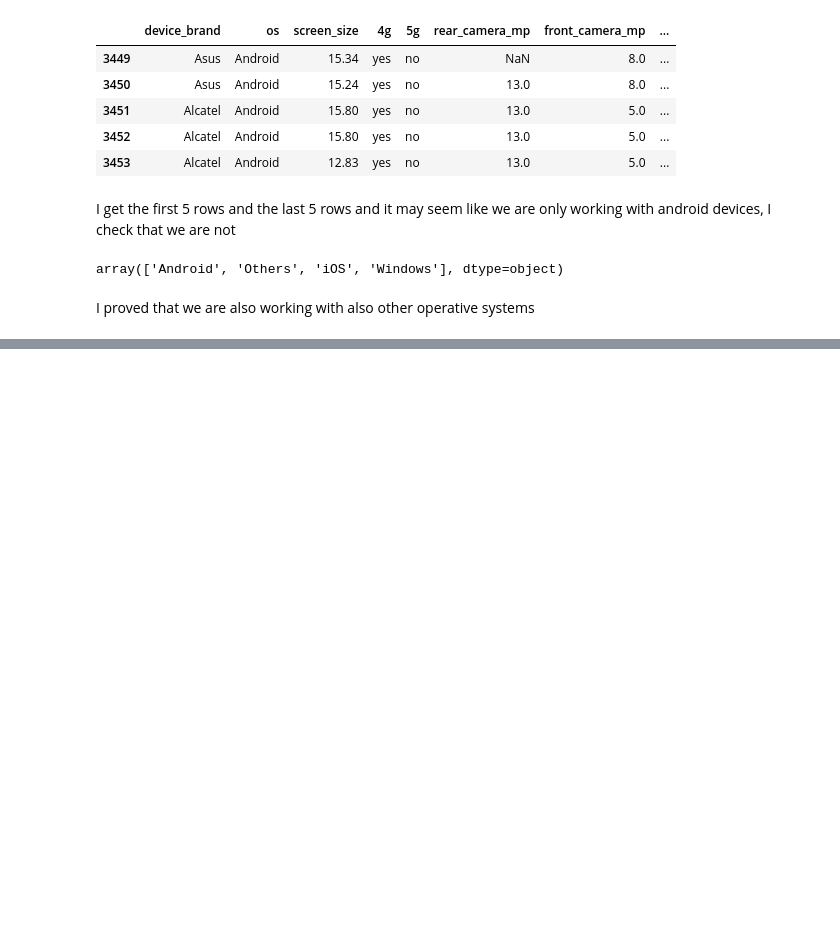
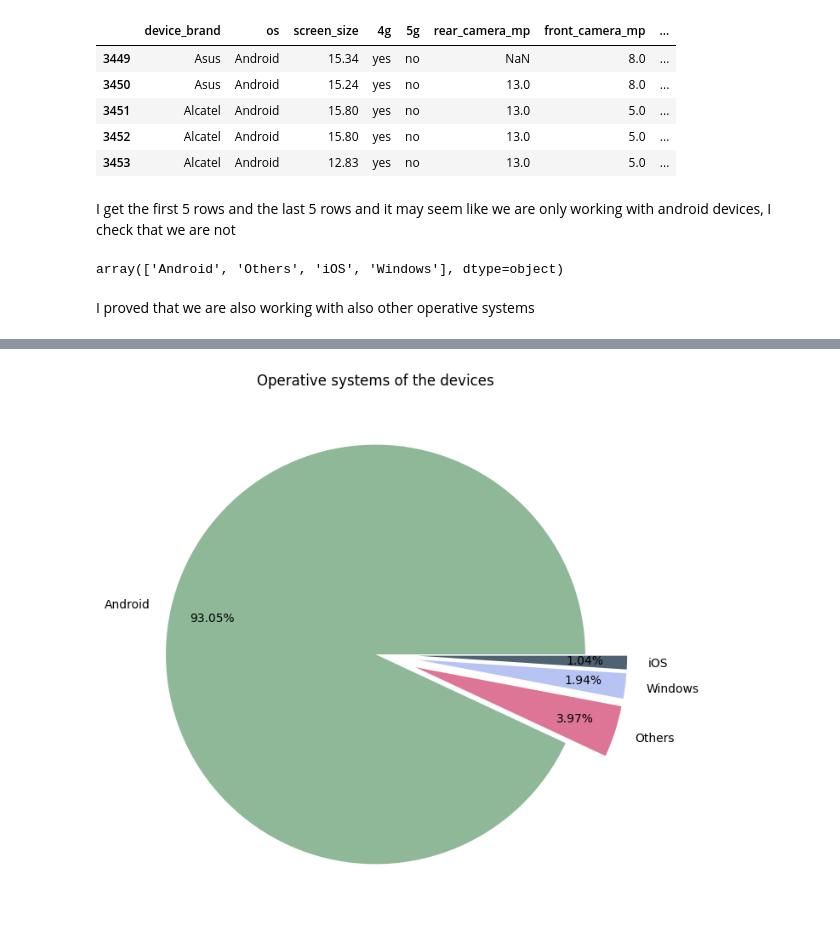
Before and after one commit to annalisadettorii/Project, a Jupyter notebook: prova.ipynb, the cells around one changed output, grey strips where cells are left out. Saved outputs shown, nothing was run; the diff lists cells and outputs as text; code cells hidden in the pictures; blank space fills up the shorter version.

```diff
--- a/prova.ipynb
+++ b/prova.ipynb
@@ -120,0 +228,11 @@ I proved that we are also working with also other operative systems
+# %%
+plt.figure(figsize=(8,8))
+values = used_device_df['os'].value_counts()
+labels = ['Android', 'Others', 'Windows', 'iOS']
+colors = ['#8EB897','#DD7596', '#B7C3F3', '#4F6272']
+explode = (0, .2, .2, .2)
+plt.pie(values, labels = labels, colors = colors, autopct = '%.2f%%', explode = explode, pctdistance= 0.8)
+plt.title('Operative systems of the devices')
+plt.show()
+# %% [output]
+[figure, added]
```
Also changed, not shown: parts of 33 cells of this notebook.
